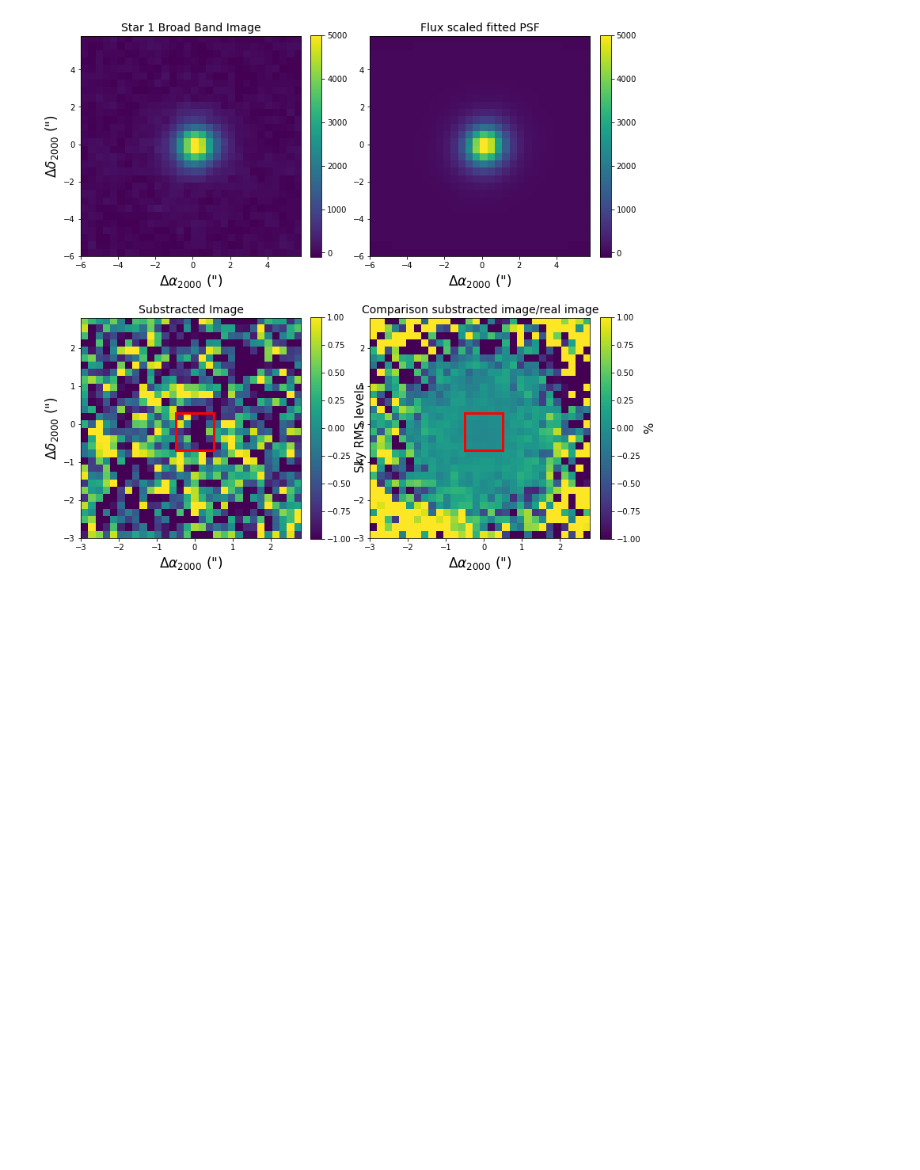
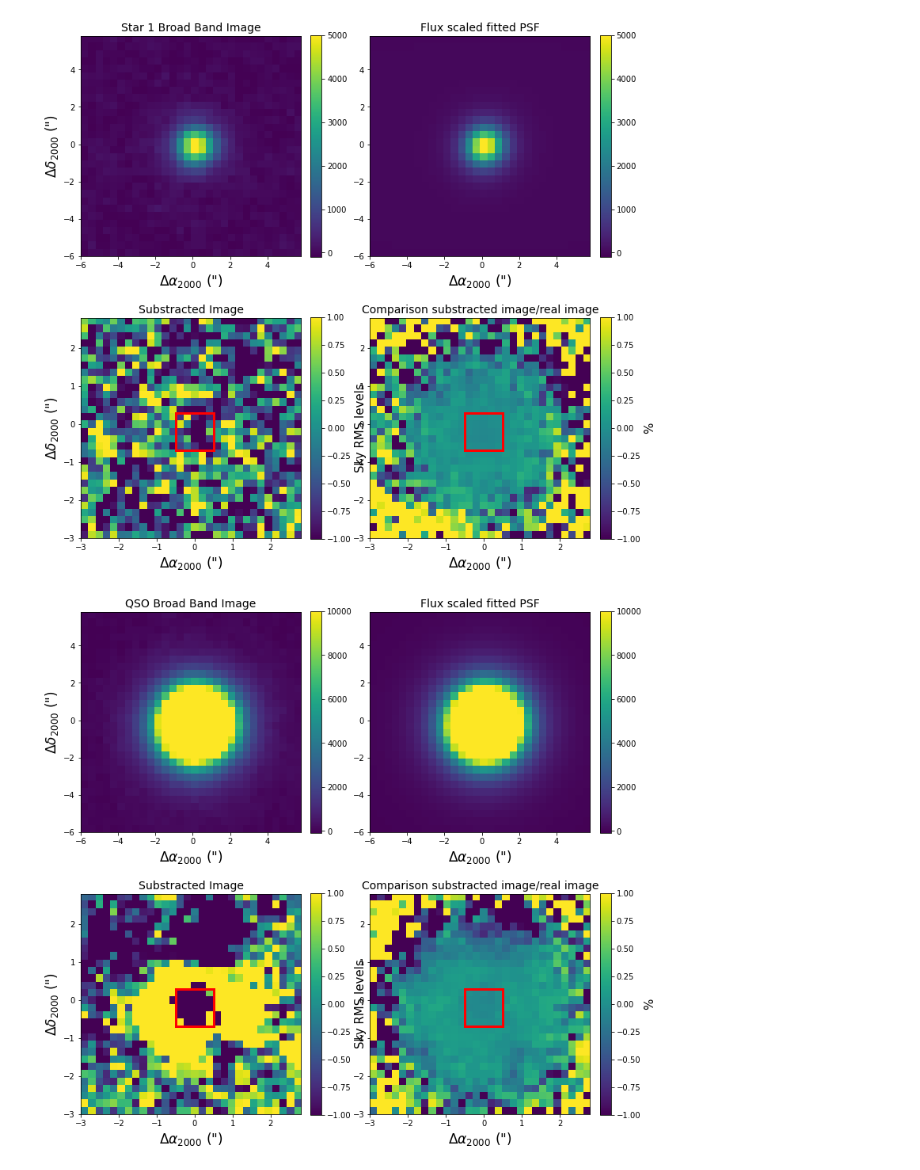
Before and after one commit to franciscourbina/PSF-fitting-for-QSO, a Jupyter notebook: 1st cube rotated profile.ipynb, the cells around one changed output. Drawn from its saved outputs; the diff is of its cells as text; code cells hidden in the pictures; blank space fills up the shorter version.

```diff
--- a/1st cube rotated profile.ipynb
+++ b/1st cube rotated profile.ipynb
@@ -337,6 +342,11 @@ psfcen_3 = np.argwhere(psf_s3 == np.max(psf_s3))[0]
 psfcen_1_rot = np.argwhere(psf_qso_rot == np.max(psf_qso_rot))[0]
 psfcen_2_rot = np.argwhere(psf_s1_rot == np.max(psf_s1_rot))[0]
 psfcen_3_rot = np.argwhere(psf_s2_rot == np.max(psf_s2_rot))[0]
+
+# PSF centers of unfixed rotated double moffat.
+psfcen_1_rot_unfix = np.argwhere(psf_qso_rot_unfix == np.max(psf_qso_rot_unfix))[0]
+psfcen_2_rot_unfix = np.argwhere(psf_s1_rot_unfix == np.max(psf_s1_rot_unfix))[0]
+psfcen_3_rot_unfix = np.argwhere(psf_s2_rot_unfix == np.max(psf_s2_rot_unfix))[0]
 
 #Get wavelenth of LyA at QSO redshift
 wLyA = 1215.6701 * (1.0+zqso)
@@ -362,3 +372,7 @@ sub_img3, img_3, norm3 = flux_scaling(psf_s3, y_s2, x_s2, psfcen_3, winds, wave_
 sub_img1_rot, img_1_rot, norm1_rot = flux_scaling(psf_qso_rot, xqso, yqso, psfcen_1_rot, winds, wave_slice, data, r_psf_sub, r_psf_scale)
 sub_img2_rot, img_2_rot, norm2_rot = flux_scaling(psf_s1_rot, y_s1, x_s1, psfcen_2_rot, winds, wave_slice, data, r_psf_sub, r_psf_scale)
 sub_img3_rot, img_3_rot, norm3_rot = flux_scaling(psf_s2_rot, y_s2, x_s2, psfcen_3_rot, winds, wave_slice, data, r_psf_sub, r_psf_scale)
+
+sub_img1_rot_unfix, img_1_rot_unfix, norm1_rot_unfix = flux_scaling(psf_qso_rot_unfix, xqso, yqso, psfcen_1_rot_unfix, winds, wave_slice, data, r_psf_sub, r_psf_scale)
+sub_img2_rot_unfix, img_2_rot_unfix, norm2_rot_unfix = flux_scaling(psf_s1_rot_unfix, y_s1, x_s1, psfcen_2_rot_unfix, winds, wave_slice, data, r_psf_sub, r_psf_scale)
+sub_img3_rot_unfix, img_3_rot_unfix, norm3_rot_unfix = flux_scaling(psf_s2_rot_unfix, y_s2, x_s2, psfcen_3_rot_unfix, winds, wave_slice, data, r_psf_sub, r_psf_scale)
@@ -689,4 +662,44 @@ plt.title('Comparison substracted image/real image', fontsize=14)
 plt.show()
 # %% [output]
 [figure]
+# %%
+# Plots for unfixed rotation component!
+
+plt.figure(figsize=(12,12))
+plt.subplot(221)
+plt.imshow(img_1_rot_unfix, origin='lower',extent=[x2[0],x2[-1],y2[0],y2[-1]])
+plt.xlabel(r'$\Delta \alpha_{2000}$ (")', fontsize=17)
+plt.ylabel(r'$\Delta \delta_{2000}$ (")', fontsize=17)
+plt.colorbar(fraction=0.046, pad=0.04)
+plt.clim(-100,10000)
+plt.title('QSO Broad Band Image', fontsize=14)
+
+plt.subplot(222)
+plt.imshow(psf_qso_rot_unfix*norm1_rot_unfix, origin='lower', extent=[x2[0],x2[-1],y2[0],y2[-1]])
+plt.xlabel(r'$\Delta \alpha_{2000}$ (")', fontsize=17)
+plt.clim(-100,10000)
+plt.colorbar(fraction=0.046, pad=0.04)
+plt.title('Flux scaled fitted PSF', fontsize=14)
+
+ax3 =plt.subplot(223)
+plt.imshow(sub_img1_rot_unfix/RMS1, origin='lower', extent=[x[0],x[-1],y[0],y[-1]])
+cb = plt.colorbar(fraction=0.046, pad=0.04)
+plt.xlabel(r'$\Delta \alpha_{2000}$ (")', fontsize=17)
+ax3.add_patch(Rectangle((x[15]-0.5,x[14]-0.5), 1, 1, edgecolor='red', facecolor='none', lw=3))
+plt.clim(-1,1)
+cb.set_label('Sky RMS levels', fontsize=15)
+plt.ylabel(r'$\Delta \delta_{2000}$ (")', fontsize=17)
+plt.title('Substracted Image', fontsize=14)
+
+ax3=plt.subplot(224)
+plt.imshow(sub_img1_rot_unfix/img_1_rot_unfix, origin='lower', extent=[x[0],x[-1],y[0],y[-1]])
+plt.xlabel(r'$\Delta \alpha_{2000}$ (")', fontsize=17)
+plt.clim(-1,1)
+cb = plt.colorbar(fraction=0.046, pad=0.04)
+ax3.add_patch(Rectangle((x[15]-0.5,x[14]-0.5), 1, 1, edgecolor='red', facecolor='none', lw=3))
+cb.set_label('%', fontsize=15)
+plt.title('Comparison substracted image/real image', fontsize=14)
+plt.show()
+# %% [output]
+[figure, added]
 # %%
```
Also changed, not shown: parts of 9 cells of this notebook, 1 other file.
